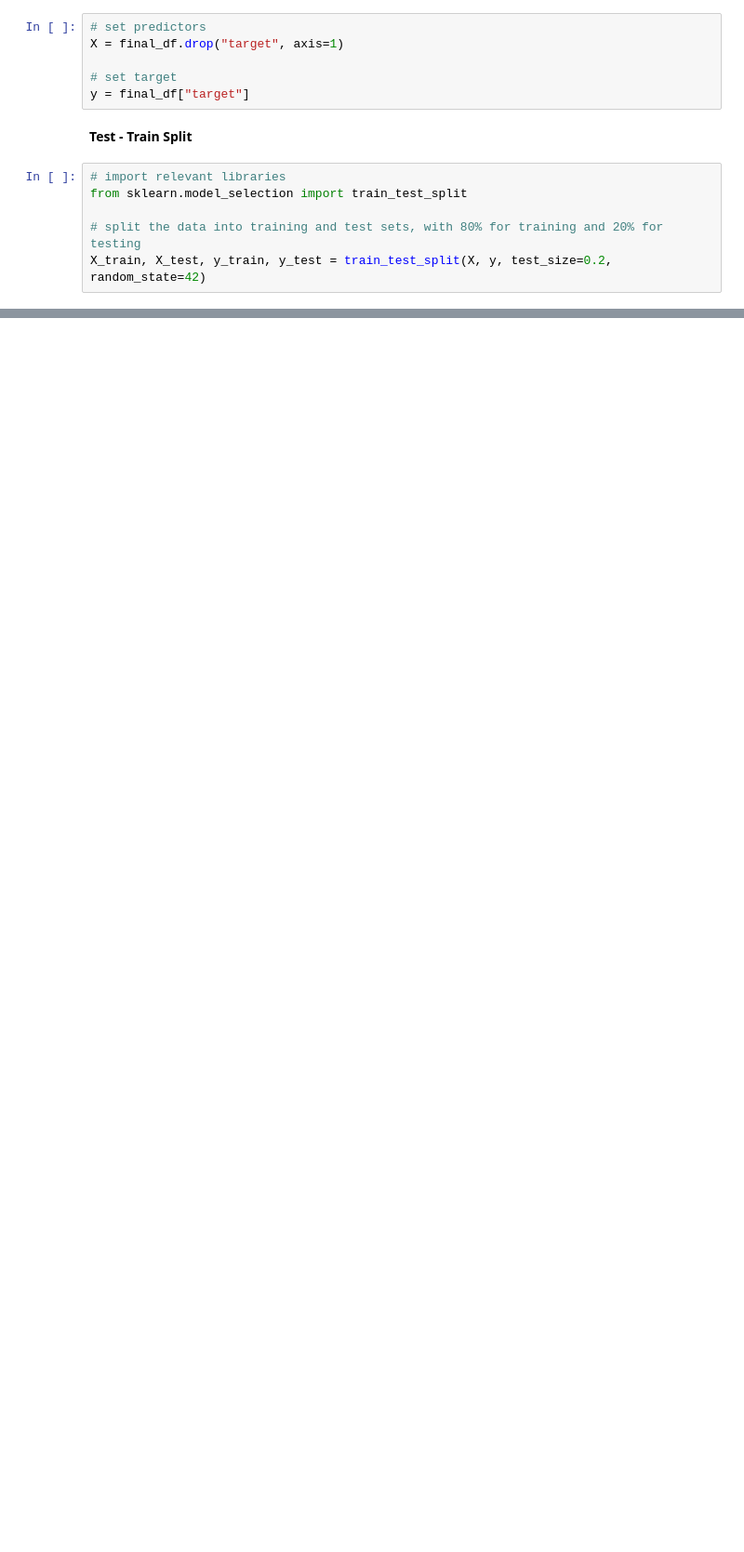
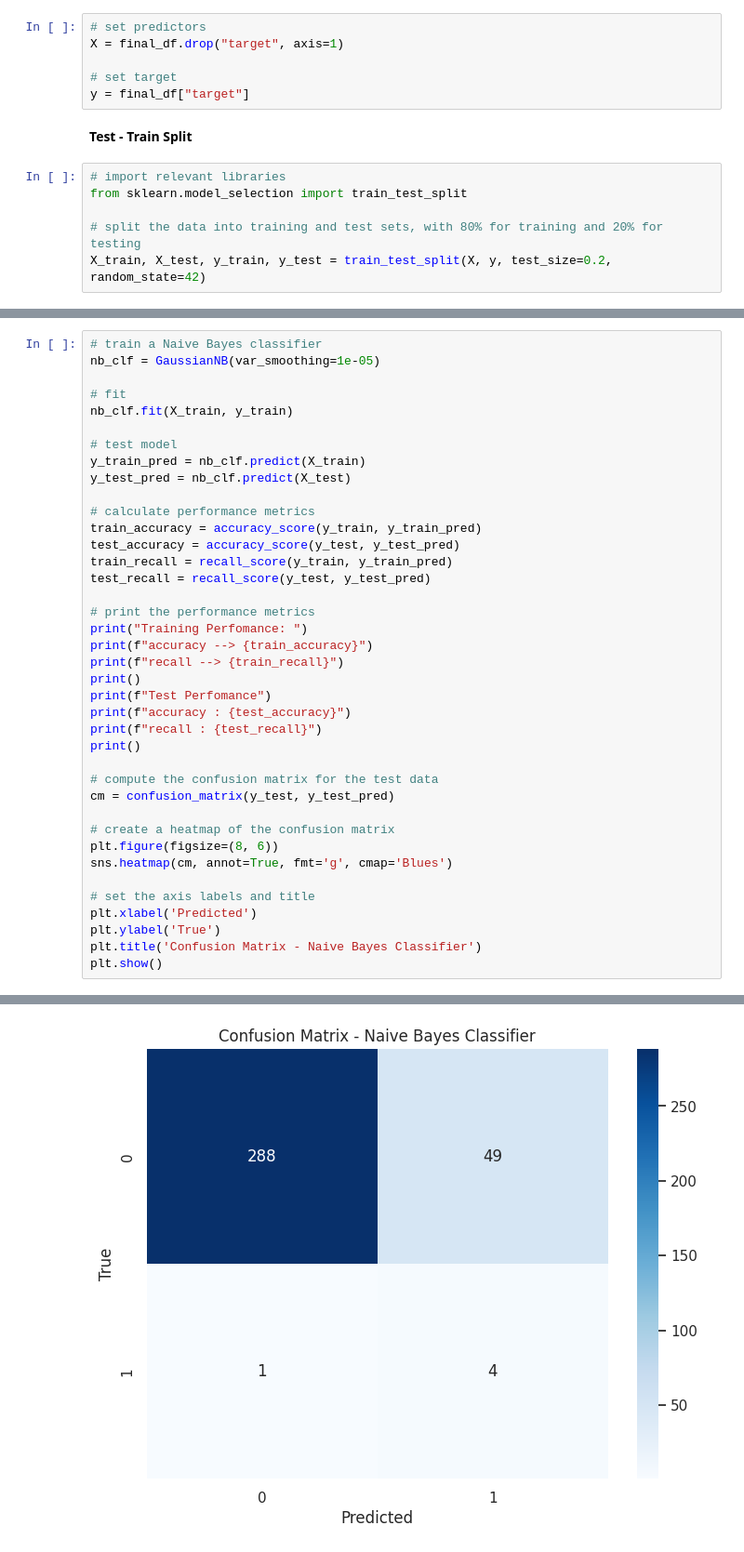
Before and after one commit to adikamunyao/Machine-Learning-in-Microbiology, a Jupyter notebook: ML.ipynb, the cells around one changed output, grey strips where cells are left out. Shown at 93% size. Cells and saved outputs as stored; diff of their text form; blank space fills up the shorter version.

```diff
--- a/ML.ipynb
+++ b/ML.ipynb
@@ -555,0 +523,40 @@ Accuracy: 0.60 (+/- 0.46)
+# %%
+# train a Naive Bayes classifier
+nb_clf = GaussianNB(var_smoothing=1e-05)
+
+# fit
+nb_clf.fit(X_train, y_train)
+
+# test model
+y_train_pred = nb_clf.predict(X_train)
+y_test_pred = nb_clf.predict(X_test)
+
+# calculate performance metrics
+train_accuracy = accuracy_score(y_train, y_train_pred)
+test_accuracy = accuracy_score(y_test, y_test_pred)
+train_recall = recall_score(y_train, y_train_pred)
+test_recall = recall_score(y_test, y_test_pred)
+
+# print the performance metrics
+print("Training Perfomance: ")
+print(f"accuracy --> {train_accuracy}")
+print(f"recall --> {train_recall}")
+print()
+print(f"Test Perfomance")
+print(f"accuracy : {test_accuracy}")
+print(f"recall : {test_recall}")
+print()
+
+# compute the confusion matrix for the test data
+cm = confusion_matrix(y_test, y_test_pred)
+
+# create a heatmap of the confusion matrix
+plt.figure(figsize=(8, 6))
+sns.heatmap(cm, annot=True, fmt='g', cmap='Blues')
+
+# set the axis labels and title
+plt.xlabel('Predicted')
+plt.ylabel('True')
+plt.title('Confusion Matrix - Naive Bayes Classifier')
+plt.show()
+# %% [output]
@@ -555,0 +570 @@ Accuracy: 0.60 (+/- 0.46)
+[figure, added]
```
Also changed, not shown: parts of 58 cells of this notebook, 1 other file.
